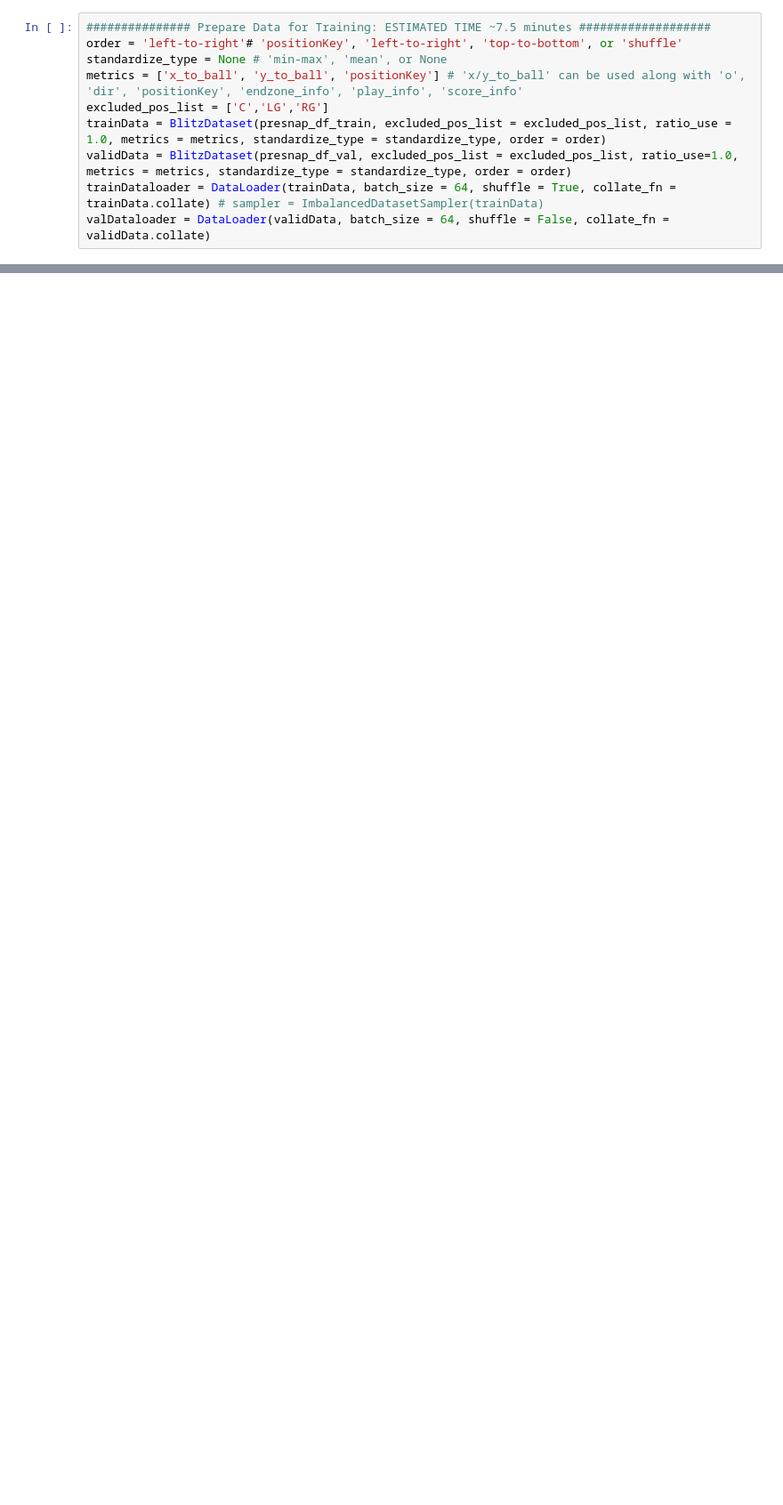
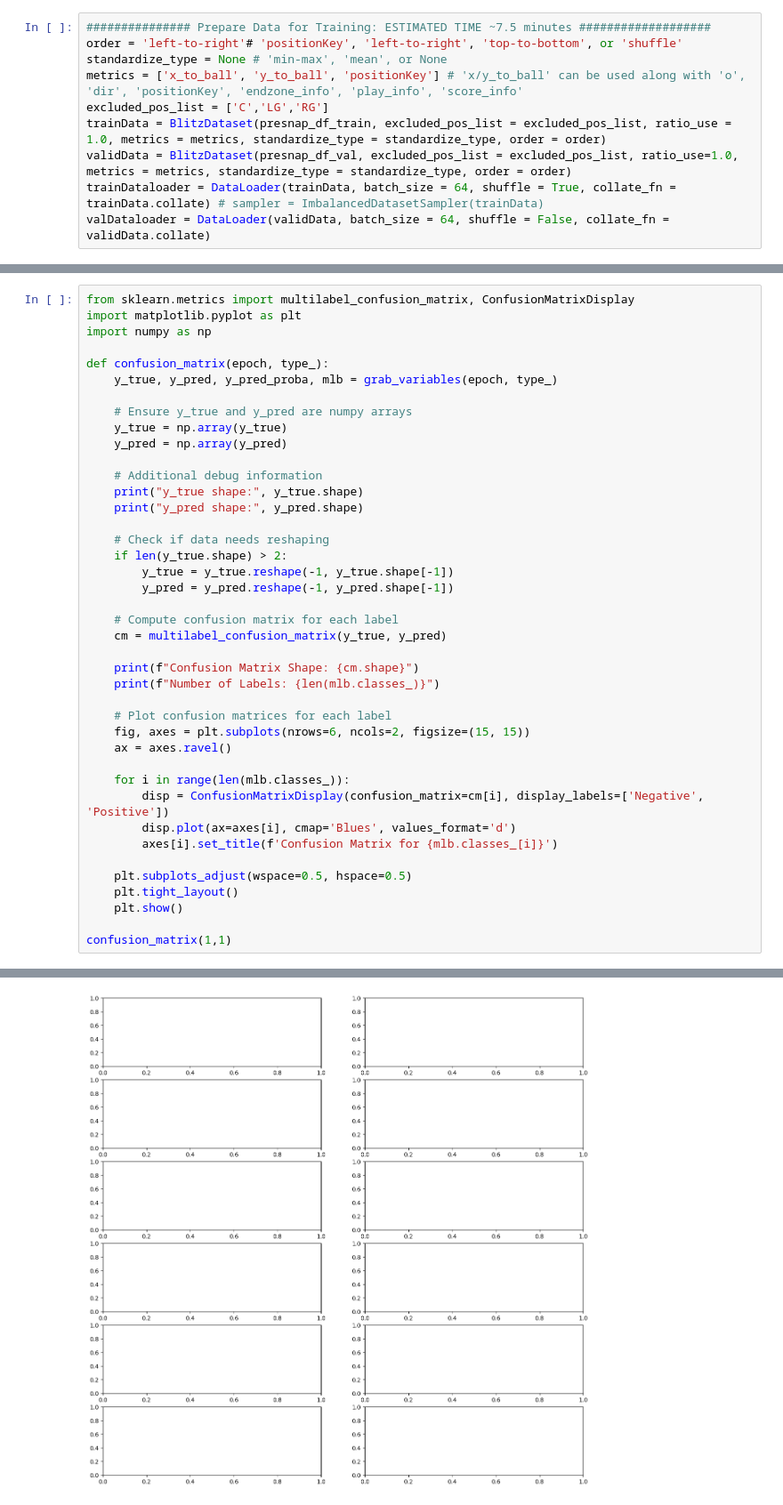
Before and after one commit to ahammond22/596nfl, a Jupyter notebook: Code/PassRushPredictor.ipynb, the cells around one changed output, grey strips where cells are left out. Shown at 89% size. Drawn from its saved outputs; the diff is of its cells as text; blank space fills up the shorter version.

```diff
--- a/Code/PassRushPredictor.ipynb
+++ b/Code/PassRushPredictor.ipynb
@@ -797,0 +853,42 @@ weighted avg       0.98      0.35      0.50    142677
+# %%
+from sklearn.metrics import multilabel_confusion_matrix, ConfusionMatrixDisplay
+import matplotlib.pyplot as plt
+import numpy as np
+
+def confusion_matrix(epoch, type_):
+    y_true, y_pred, y_pred_proba, mlb = grab_variables(epoch, type_)
+
+    # Ensure y_true and y_pred are numpy arrays
+    y_true = np.array(y_true)
+    y_pred = np.array(y_pred)
+
+    # Additional debug information
+    print("y_true shape:", y_true.shape)
+    print("y_pred shape:", y_pred.shape)
+
+    # Check if data needs reshaping
+    if len(y_true.shape) > 2:
+        y_true = y_true.reshape(-1, y_true.shape[-1])
+        y_pred = y_pred.reshape(-1, y_pred.shape[-1])
+
+    # Compute confusion matrix for each label
+    cm = multilabel_confusion_matrix(y_true, y_pred)
+
+    print(f"Confusion Matrix Shape: {cm.shape}")
+    print(f"Number of Labels: {len(mlb.classes_)}")
+
+    # Plot confusion matrices for each label
+    fig, axes = plt.subplots(nrows=6, ncols=2, figsize=(15, 15))
+    ax = axes.ravel()
+
+    for i in range(len(mlb.classes_)):
+        disp = ConfusionMatrixDisplay(confusion_matrix=cm[i], display_labels=['Negative', 'Positive'])
+        disp.plot(ax=axes[i], cmap='Blues', values_format='d')
+        axes[i].set_title(f'Confusion Matrix for {mlb.classes_[i]}')
+
+    plt.subplots_adjust(wspace=0.5, hspace=0.5)
+    plt.tight_layout()
+    plt.show()
+
+confusion_matrix(1,1)
+# %% [output]
@@ -797,0 +901 @@ weighted avg       0.98      0.35      0.50    142677
+[figure, added]
```
Also changed, not shown: parts of 13 cells of this notebook.
